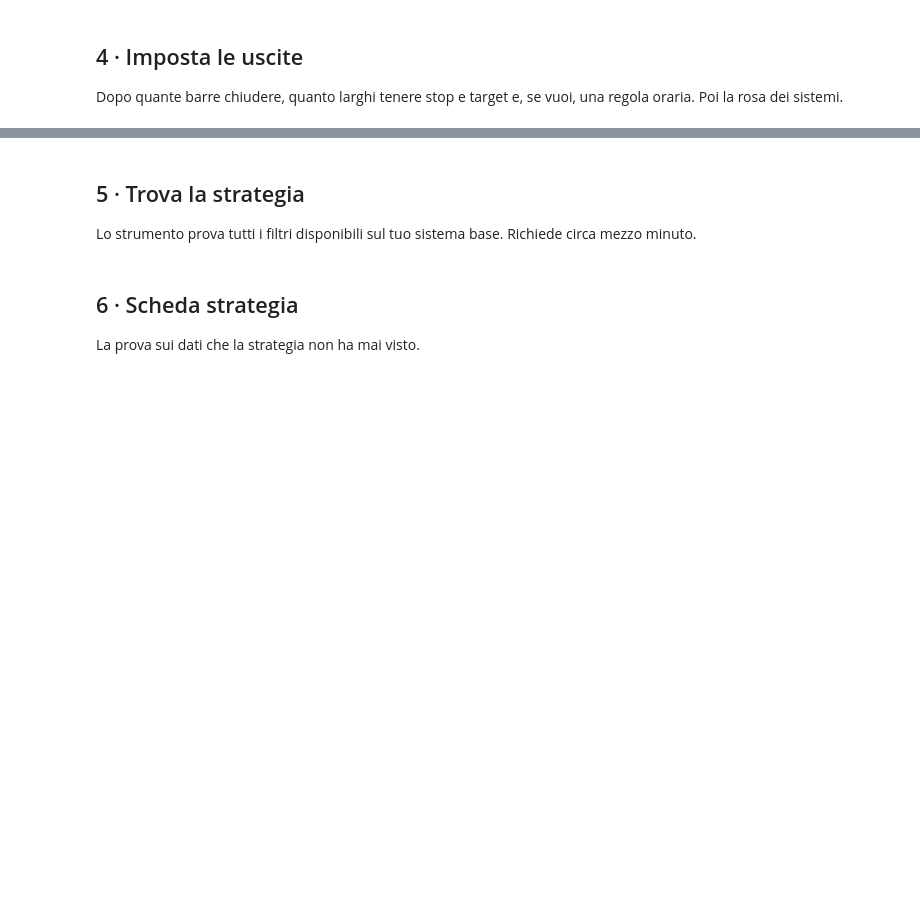
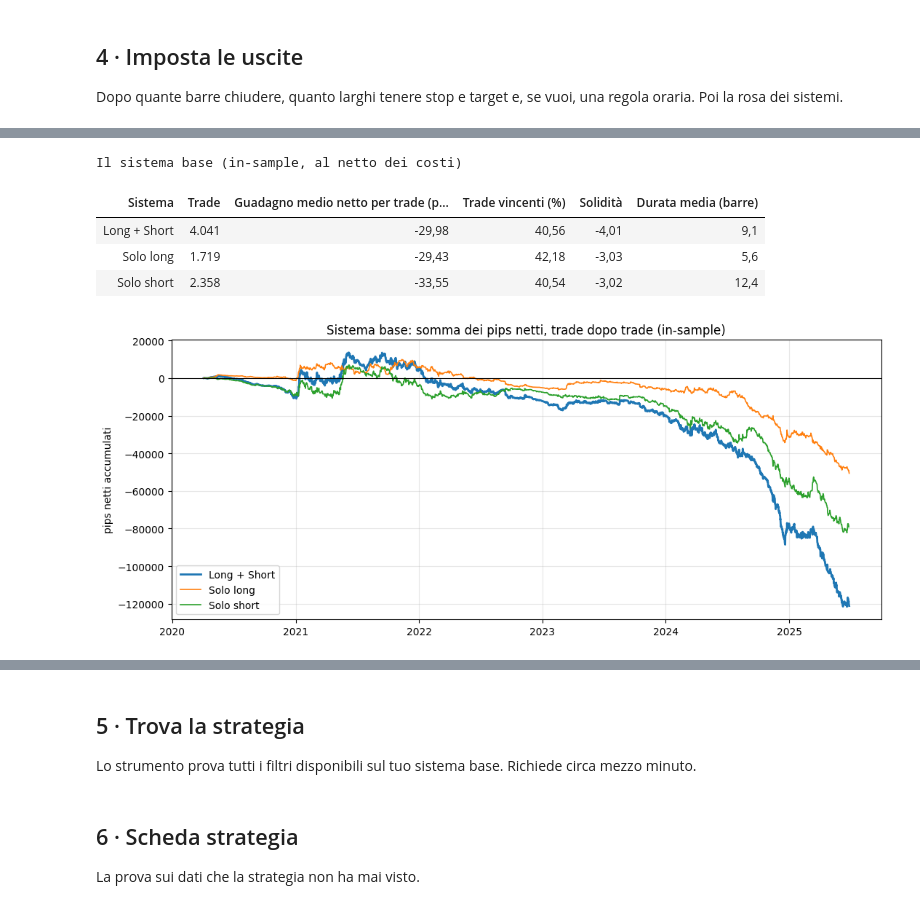
Before and after one commit to matti410/Trading-System-Creator_V4, a Jupyter notebook: Trading_System_Lab_Crypto.ipynb, the cells around one changed output, grey strips where cells are left out. Saved outputs shown, nothing was run; the diff lists cells and outputs as text; code cells hidden in the pictures; blank space fills up the shorter version.

```diff
--- a/Trading_System_Lab_Crypto.ipynb
+++ b/Trading_System_Lab_Crypto.ipynb
@@ -128,8 +193,8 @@ Dopo quante barre chiudere, quanto larghi tenere stop e target e, se vuoi, una r
 # %%
 #@title 4 · Imposta le uscite { display-mode: "form" }
 #@markdown Uscita a tempo, in barre (può essere diversa fra long e short)
-barre_long = 25  #@param {type:"slider", min:1, max:96, step:1}
-barre_short = 25  #@param {type:"slider", min:1, max:96, step:1}
+barre_long = 6  #@param {type:"slider", min:1, max:96, step:1}
+barre_short = 13  #@param {type:"slider", min:1, max:96, step:1}
 #@markdown Stop e target adattivi, come percentile (0 = spento)
 stop = 90  #@param {type:"slider", min:0, max:99, step:1}
 target = 0  #@param {type:"slider", min:0, max:99, step:1}
@@ -138,3 +203,4 @@ regola_uscita = "nessuna"  #@param ["nessuna", "X_INVERSIONE_TREND", "X_ORA_@16:
 
 imposta_uscite(s, barre_long=barre_long, barre_short=barre_short, sl=stop, tp=target,
                regola_uscita=regola_uscita);
+# %% [output]
@@ -140,0 +208,6 @@ imposta_uscite(s, barre_long=barre_long, barre_short=barre_short, sl=stop, tp=ta
+Il sistema base (in-sample, al netto dei costi)
+| Sistema | Trade | Guadagno medio netto per trade (p... | Trade vincenti (%) | Solidità | Durata media (barre) |
+| Long + Short | 4.041 | -29,98 | 40,56 | -4,01 | 9,1 |
+| Solo long | 1.719 | -29,43 | 42,18 | -3,03 | 5,6 |
+| Solo short | 2.358 | -33,55 | 40,54 | -3,02 | 12,4 |
+[figure, added]
```
Also changed, not shown: parts of 9 cells of this notebook.
